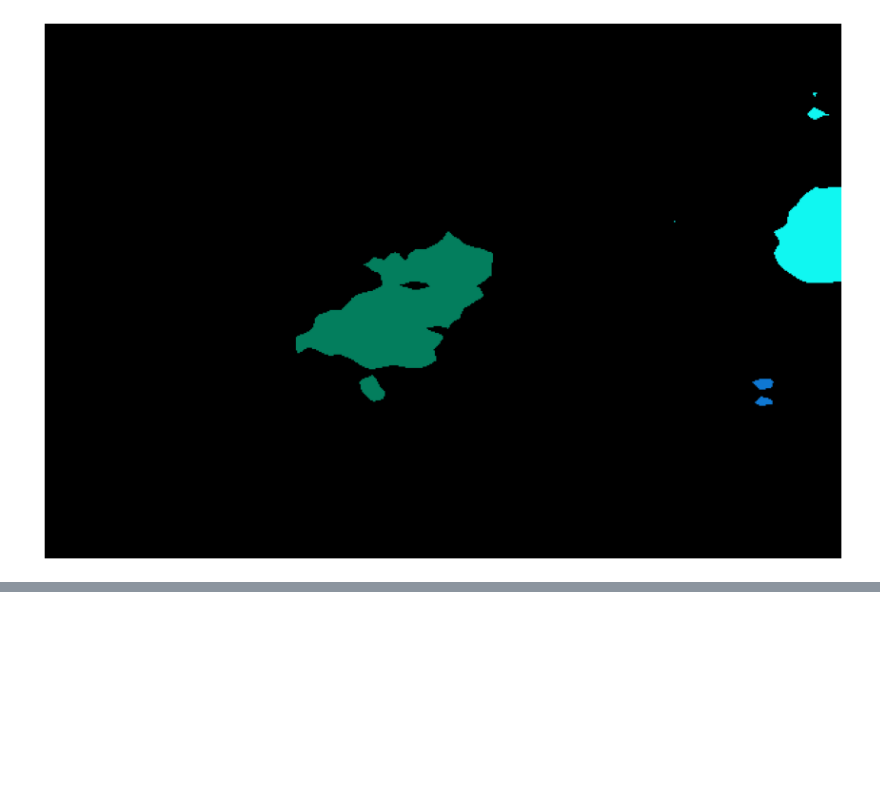
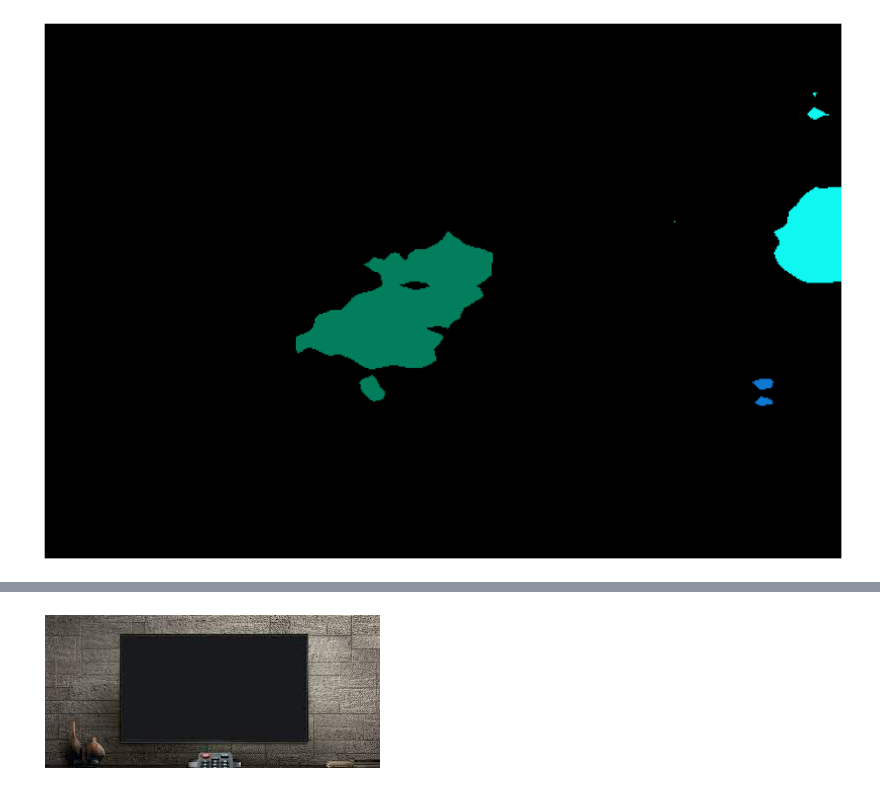
Before and after one commit to Adi-Yuval/Computer-Vision-HW, a Jupyter notebook: ee046746_hw2_classifiers_segmentation/code/ee046746_hw2_part1.ipynb, the cells around one changed output, grey strips where cells are left out. Saved outputs shown, nothing was run; the diff lists cells and outputs as text; code cells hidden in the pictures; blank space fills up the shorter version.

```diff
--- a/ee046746_hw2_classifiers_segmentation/code/ee046746_hw2_part1.ipynb
+++ b/ee046746_hw2_classifiers_segmentation/code/ee046746_hw2_part1.ipynb
@@ -164,0 +173,6 @@ pottedplant
+# %%
+tv = cv2.imread('my_data/tv.jpg')
+plt.imshow(cv2.cvtColor(tv, cv2.COLOR_BGR2RGB))
+_ = plt.axis('off')
+# %% [output]
+[figure, added]
```
Also changed, not shown: parts of 13 cells of this notebook, 3 other files.
